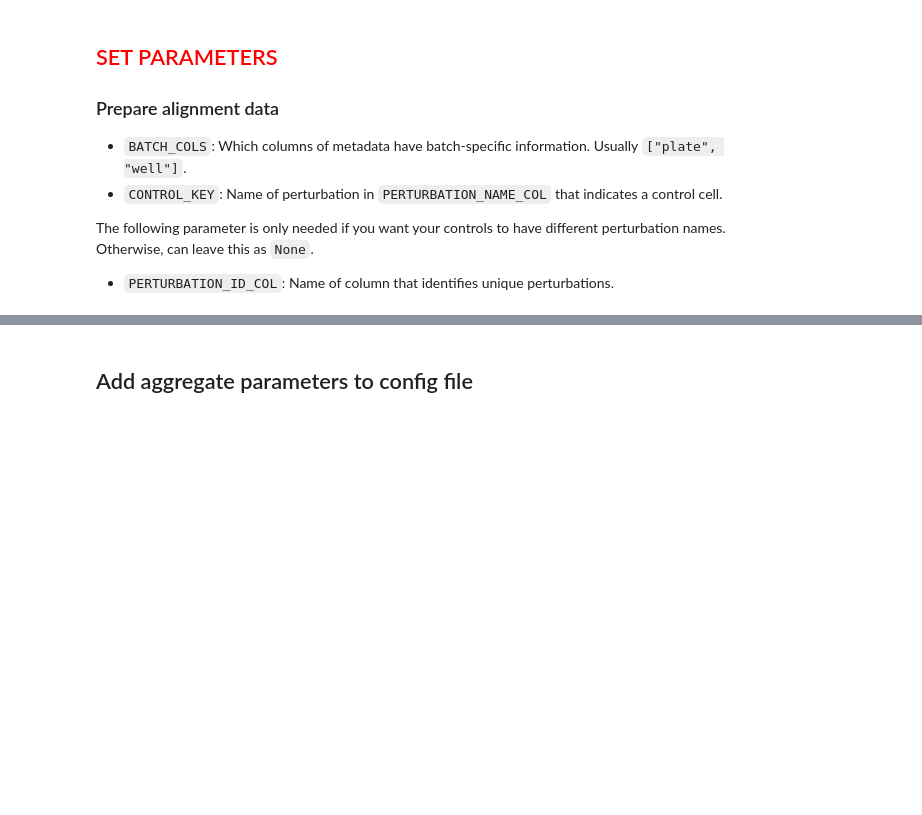
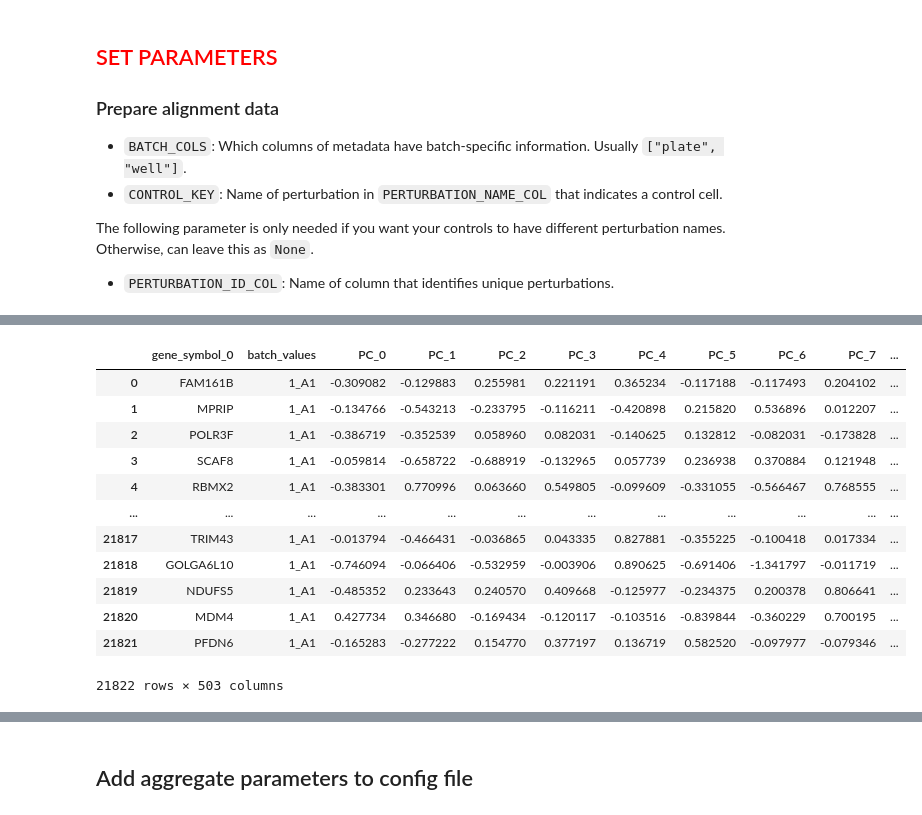
Before and after one commit to cheeseman-lab/brieflow-analysis, a Jupyter notebook: analysis/7.configure_aggregate_params.ipynb, the cells around one changed output, grey strips where cells are left out. Saved outputs shown, nothing was run; the diff lists cells and outputs as text; code cells hidden in the pictures; blank space fills up the shorter version.

```diff
--- a/analysis/7.configure_aggregate_params.ipynb
+++ b/analysis/7.configure_aggregate_params.ipynb
@@ -490,0 +524,16 @@ Aligned feature distribtutions:
+# %%
+aligned_cell_data
+# %% [output]
+|  | gene_symbol_0 | batch_values | PC_0 | PC_1 | PC_2 | PC_3 | PC_4 | PC_5 | PC_6 | PC_7 | ... |
+| 0 | FAM161B | 1_A1 | -0.309082 | -0.129883 | 0.255981 | 0.221191 | 0.365234 | -0.117188 | -0.117493 | 0.204102 | ... |
+| 1 | MPRIP | 1_A1 | -0.134766 | -0.543213 | -0.233795 | -0.116211 | -0.420898 | 0.215820 | 0.536896 | 0.012207 | ... |
+| 2 | POLR3F | 1_A1 | -0.386719 | -0.352539 | 0.058960 | 0.082031 | -0.140625 | 0.132812 | -0.082031 | -0.173828 | ... |
+| 3 | SCAF8 | 1_A1 | -0.059814 | -0.658722 | -0.688919 | -0.132965 | 0.057739 | 0.236938 | 0.370884 | 0.121948 | ... |
+| 4 | RBMX2 | 1_A1 | -0.383301 | 0.770996 | 0.063660 | 0.549805 | -0.099609 | -0.331055 | -0.566467 | 0.768555 | ... |
+| ... | ... | ... | ... | ... | ... | ... | ... | ... | ... | ... | ... |
+| 21817 | TRIM43 | 1_A1 | -0.013794 | -0.466431 | -0.036865 | 0.043335 | 0.827881 | -0.355225 | -0.100418 | 0.017334 | ... |
+| 21818 | GOLGA6L10 | 1_A1 | -0.746094 | -0.066406 | -0.532959 | -0.003906 | 0.890625 | -0.691406 | -1.341797 | -0.011719 | ... |
+| 21819 | NDUFS5 | 1_A1 | -0.485352 | 0.233643 | 0.240570 | 0.409668 | -0.125977 | -0.234375 | 0.200378 | 0.806641 | ... |
+| 21820 | MDM4 | 1_A1 | 0.427734 | 0.346680 | -0.169434 | -0.120117 | -0.103516 | -0.839844 | -0.360229 | 0.700195 | ... |
+| 21821 | PFDN6 | 1_A1 | -0.165283 | -0.277222 | 0.154770 | 0.377197 | 0.136719 | 0.582520 | -0.097977 | -0.079346 | ... |
+21822 rows × 503 columns
```
Also changed, not shown: parts of 17 cells of this notebook.
